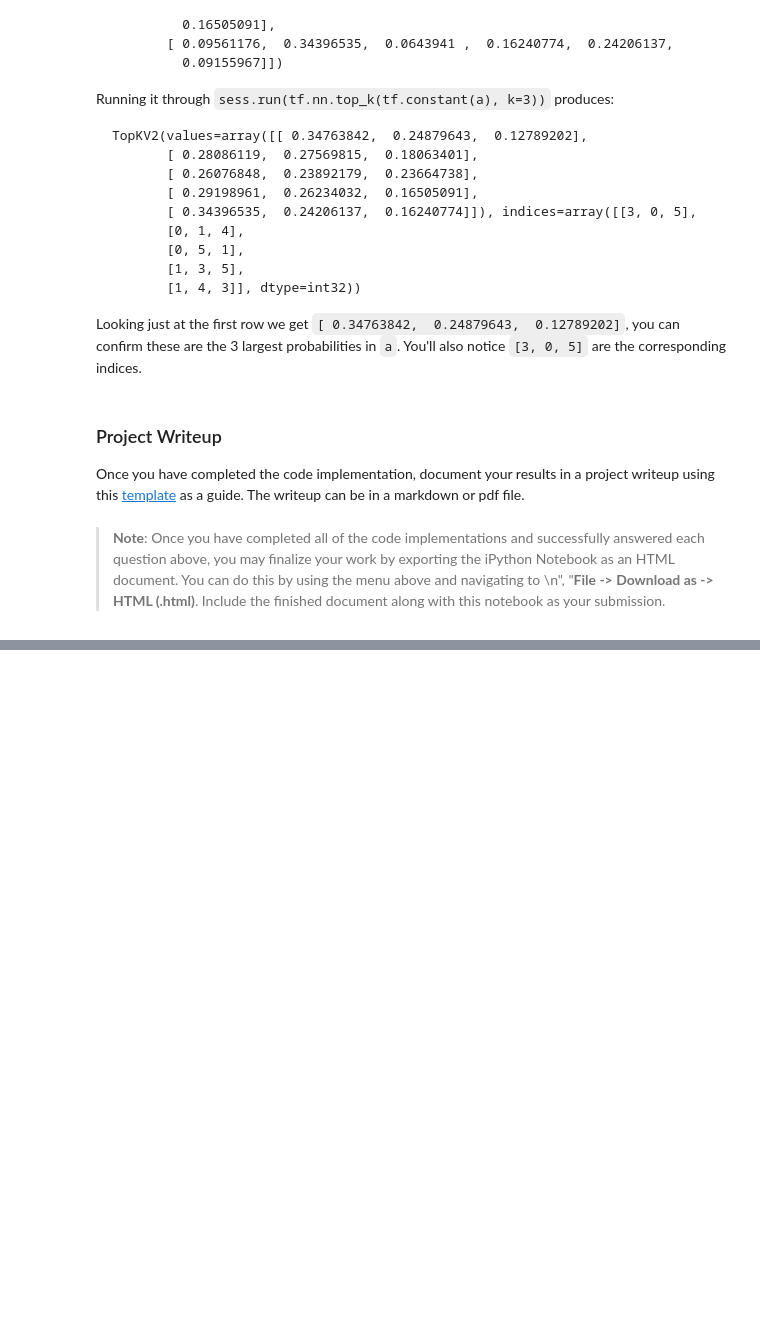
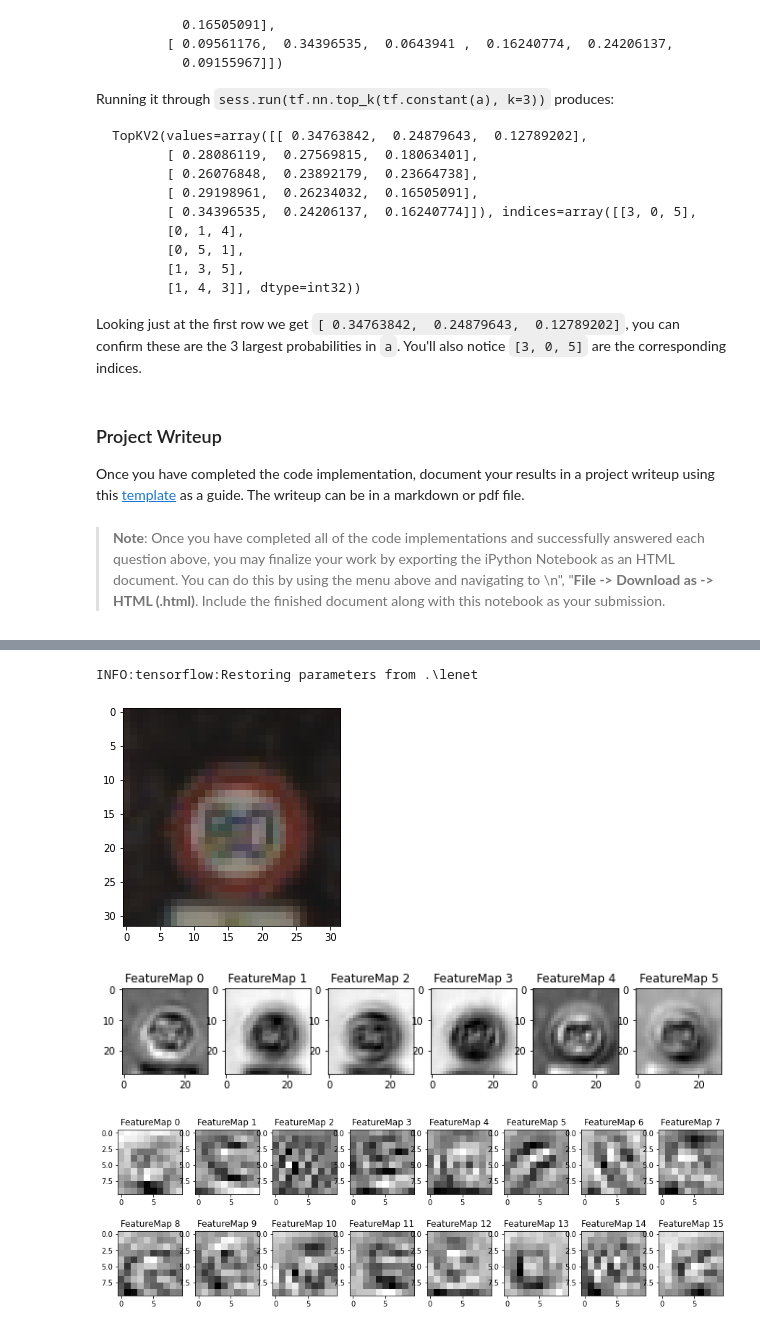
Before and after one commit to serhiy-smirnov/CarND-Traffic-Sign-Classifier-Project, a Jupyter notebook: Traffic_Sign_Classifier.ipynb, the cells around one changed output, grey strips where cells are left out. Cells and saved outputs as stored; diff of their text form; code cells hidden in the pictures; blank space fills up the shorter version.

```diff
--- a/Traffic_Sign_Classifier.ipynb
+++ b/Traffic_Sign_Classifier.ipynb
@@ -518,3 +567,26 @@ def outputFeatureMap(image_input, tf_activation, activation_min=-1, activation_m
             plt.imshow(activation[0,:,:, featuremap], interpolation="nearest", vmin=activation_min, cmap="gray")
         else:
             plt.imshow(activation[0,:,:, featuremap], interpolation="nearest", cmap="gray")
+# %%
+index = random.randint(0, len(X_train))
+src_image = X_train[index].squeeze()
+
+out_image = np.zeros((1,32,32,3))
+out_image[0,:,:,:] = np.array(src_image)
+
+with tf.Session() as sess:
+    saver.restore(sess, tf.train.latest_checkpoint('.'))
+
+    plt.imshow(src_image)
+    plt.show()
+
+    c1 = tf.get_default_graph().get_tensor_by_name("layer_c1:0")
+    outputFeatureMap(out_image, c1, activation_min=-1, activation_max=-1 ,plt_num=1)
+
+    c3 = tf.get_default_graph().get_tensor_by_name("layer_c3:0")
+    outputFeatureMap(out_image, c3, activation_min=-1, activation_max=-1 ,plt_num=2)
+# %% [output]
+INFO:tensorflow:Restoring parameters from .\lenet
+[figure, added]
+[figure, added]
+[figure, added]
```
Also changed, not shown: parts of 4 cells of this notebook.
